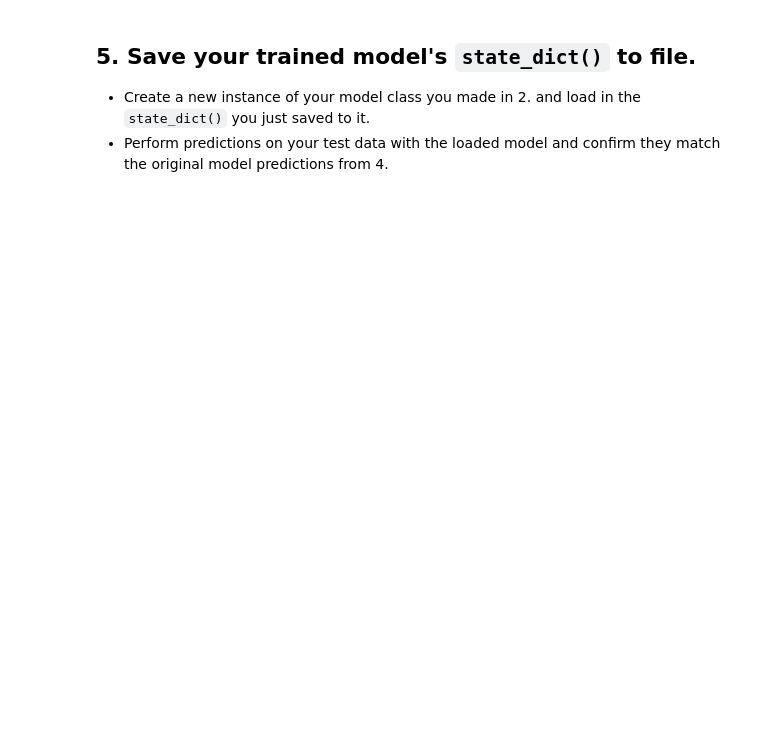
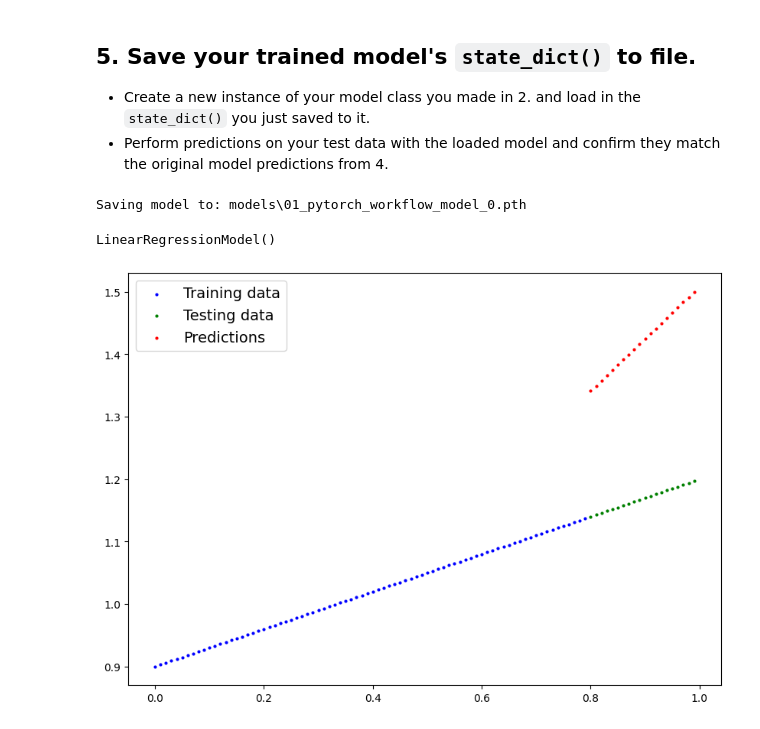
Before and after one commit to Ouzr0107/pytorch_ex, a Jupyter notebook: extras/exercises/01_pytorch_workflow_exercises.ipynb, the cells around one changed output. Cells and saved outputs as stored; diff of their text form; code cells hidden in the pictures; blank space fills up the shorter version.

```diff
--- a/extras/exercises/01_pytorch_workflow_exercises.ipynb
+++ b/extras/exercises/01_pytorch_workflow_exercises.ipynb
@@ -202,12 +225,33 @@ X_train = X_train.to(device)
 from pathlib import Path
 
 # 1. Create models directory
-
+MODEL_PATH = Path("models")
+MODEL_PATH.mkdir(parents=True, exist_ok=True)
 
 # 2. Create model save path
+MODEL_NAME = "01_pytorch_workflow_model_0.pth"
+MODEL_SAVE_PATH = MODEL_PATH / MODEL_NAME
 
 # 3. Save the model state dict
+print(f"Saving model to: {MODEL_SAVE_PATH}")
+torch.save(obj=model_0.state_dict(), f=MODEL_SAVE_PATH)
+# %% [output]
+Saving model to: models\01_pytorch_workflow_model_0.pth
 # %%
 # Create new instance of model and load saved state dict (make sure to put it on the target device)
+loaded_model_0 = LinearRegressionModel()
+loaded_model_0.load_state_dict(torch.load(MODEL_SAVE_PATH))
+
+loaded_model_0.to(device)
+# %% [output]
+LinearRegressionModel()
 # %%
 # Make predictions with loaded model and compare them to the previous
+loaded_model_0.eval()
+
+with torch.inference_mode():
+    loaded_model_preds = loaded_model_0.forward(X_test).cpu()
+
+plot_predictions(predictions=loaded_model_preds)
+# %% [output]
+[figure, added]
```
Also changed, not shown: parts of 8 cells of this notebook.
